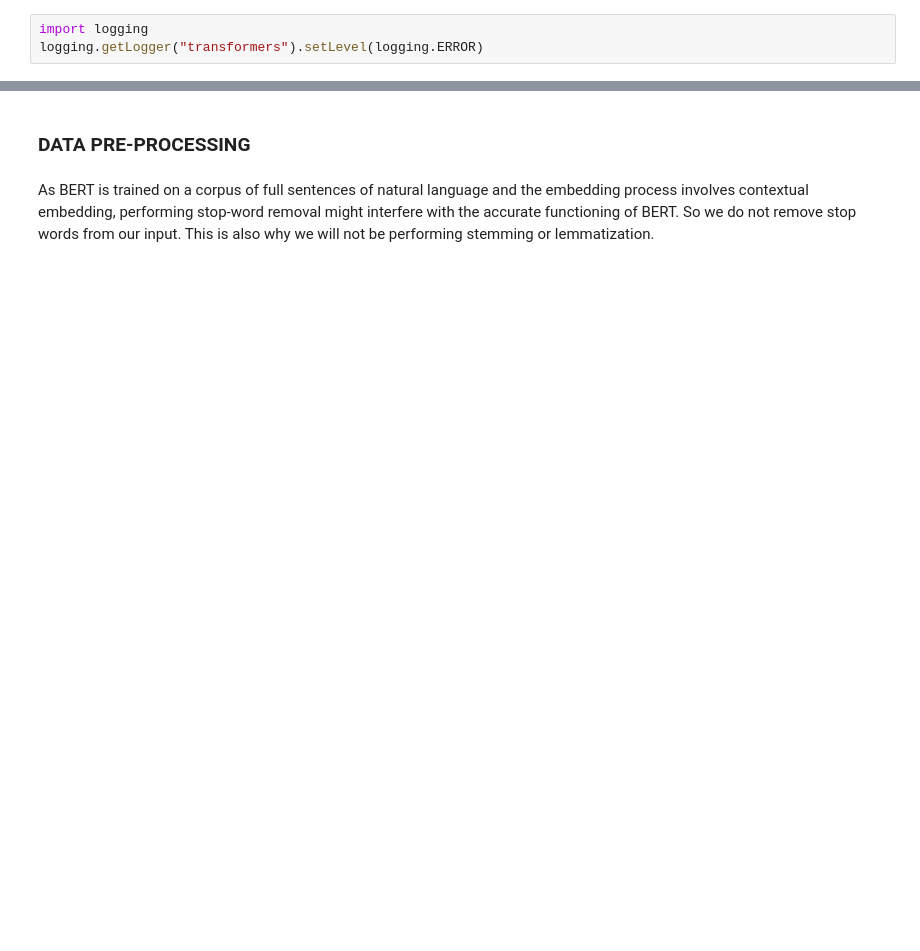
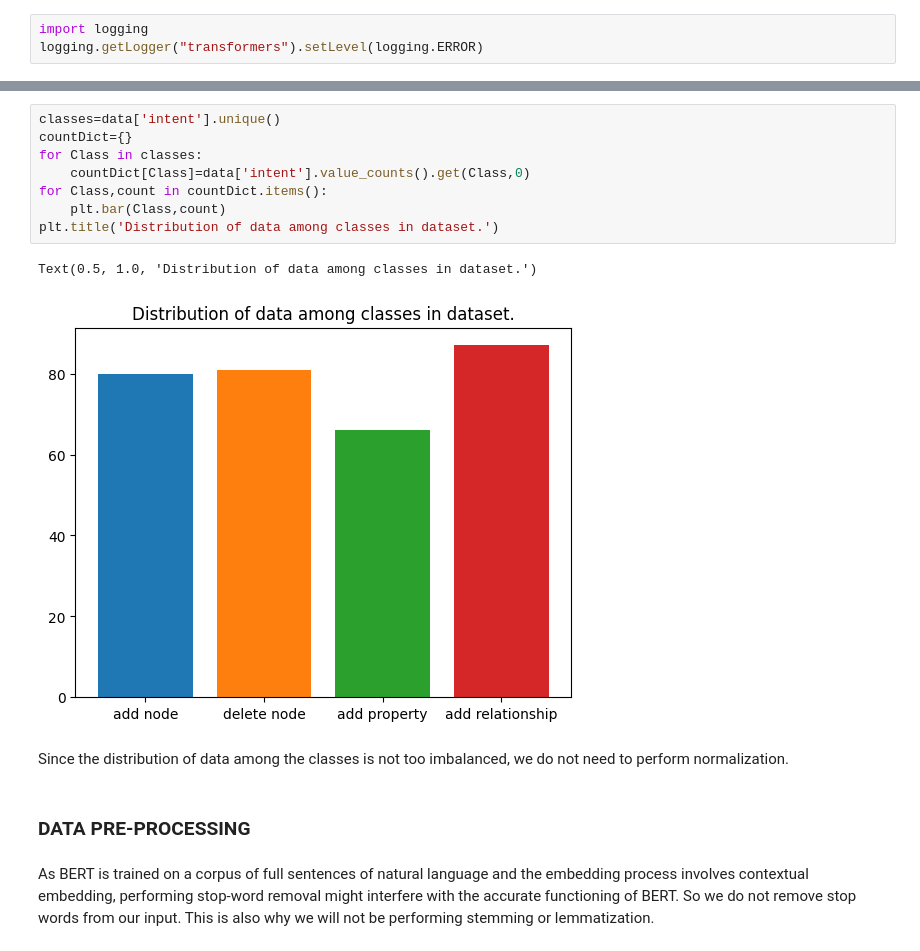
Before and after one commit to Ha-ri-ka/Intent-recognition, a Jupyter notebook: IR_draft1.ipynb, the cells around one changed output, grey strips where cells are left out. Drawn from its saved outputs; the diff is of its cells as text; blank space fills up the shorter version.

```diff
--- a/IR_draft1.ipynb
+++ b/IR_draft1.ipynb
@@ -34,3 +51,16 @@ logging.getLogger("transformers").setLevel(logging.ERROR)
+# %%
+classes=data['intent'].unique()
+countDict={}
+for Class in classes:
+    countDict[Class]=data['intent'].value_counts().get(Class,0)
+for Class,count in countDict.items():
+    plt.bar(Class,count)
+plt.title('Distribution of data among classes in dataset.')
+# %% [output]
+Text(0.5, 1.0, 'Distribution of data among classes in dataset.')
+[figure, added]
+# %% [markdown]
+Since the distribution of data among the classes is not too imbalanced, we do not need to perform normalization.
 # %% [markdown]
 ### DATA PRE-PROCESSING
 # %% [markdown]
```
Also changed, not shown: parts of 12 cells of this notebook.
